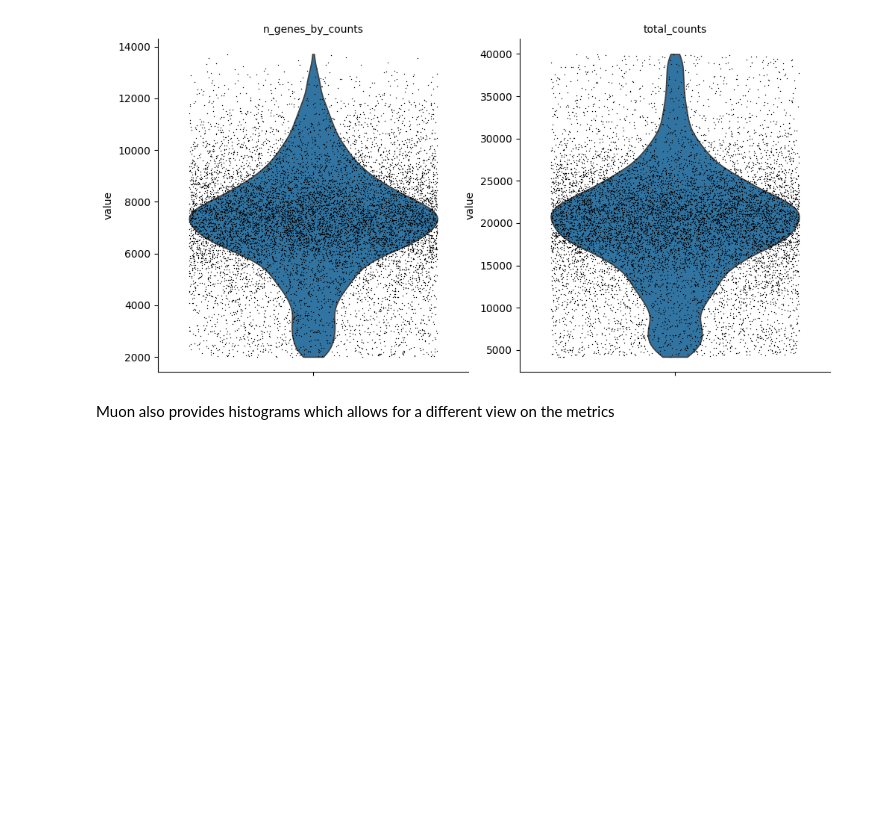
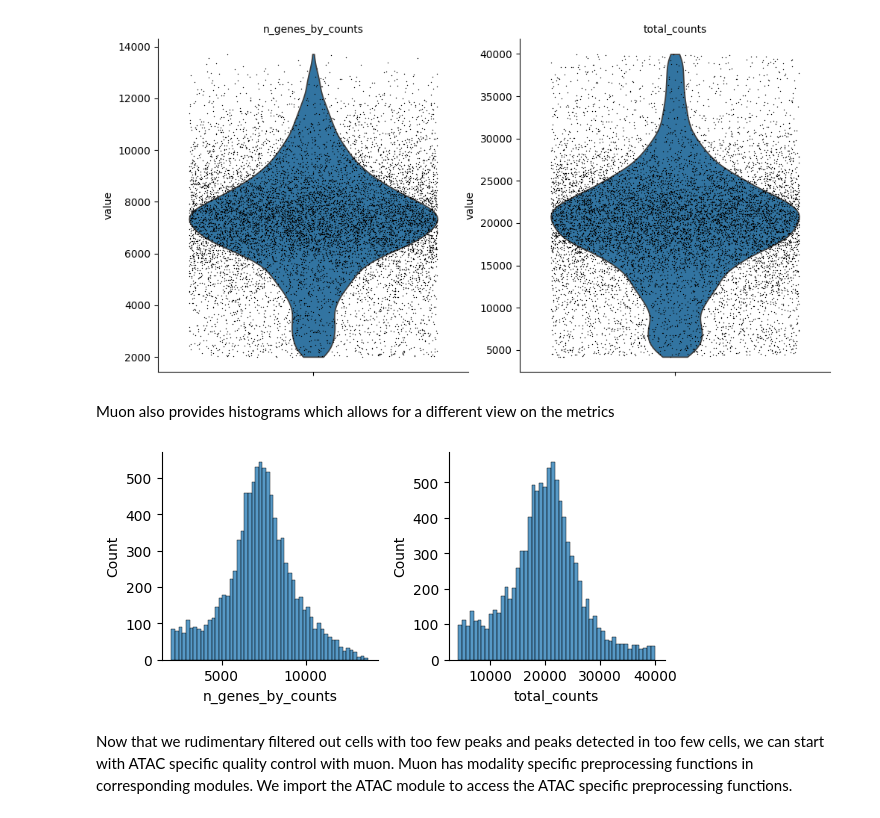
Before and after one commit to eagnanta/scrna-practice, a Jupyter notebook: advanced_data_structures_and_frameworks_practice.ipynb, the cells around one changed output. Saved outputs shown, nothing was run; the diff lists cells and outputs as text; code cells hidden in the pictures; blank space fills up the shorter version.

```diff
--- a/advanced_data_structures_and_frameworks_practice.ipynb
+++ b/advanced_data_structures_and_frameworks_practice.ipynb
@@ -331,3 +331,11 @@ sc.pl.violin(atac, ["n_genes_by_counts", "total_counts"], jitter=0.4, multi_pane
 [figure]
 # %% [markdown]
 Muon also provides histograms which allows for a different view on the metrics
+# %%
+mu.pl.histogram(atac, ["n_genes_by_counts", "total_counts"])
+# %% [output]
+[figure, added]
+# %% [markdown]
+Now that we rudimentary filtered out cells with too few peaks and peaks detected in too few cells, we can start with ATAC specific quality control with muon.
+Muon has modality specific preprocessing functions in corresponding modules.
+We import the ATAC module to access the ATAC specific preprocessing functions.
```
Also changed, not shown: parts of 19 cells of this notebook.
